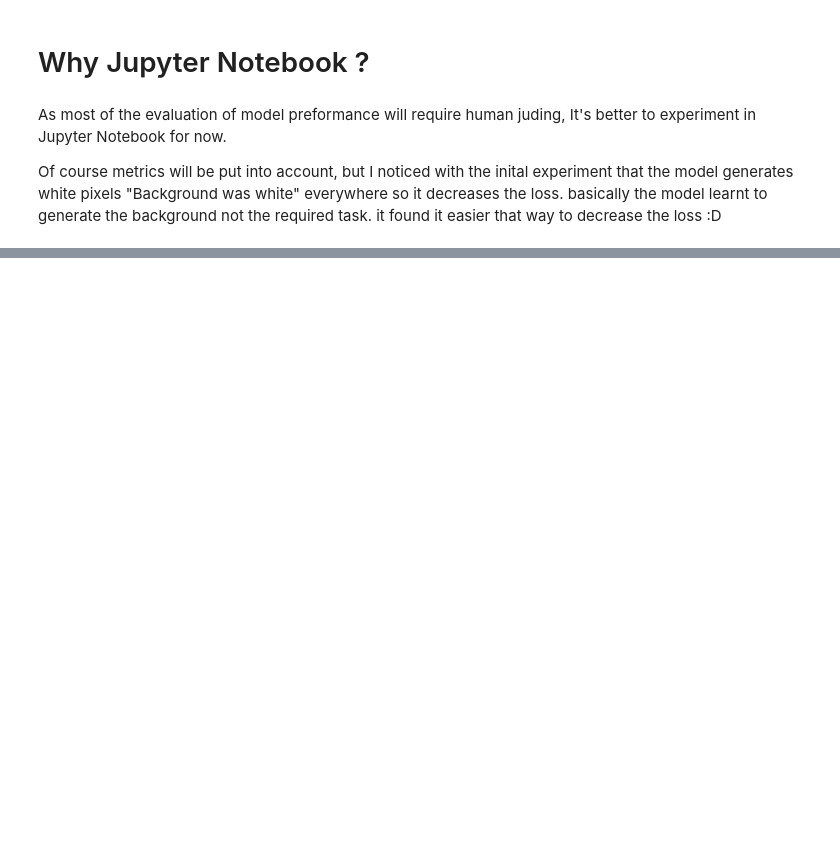
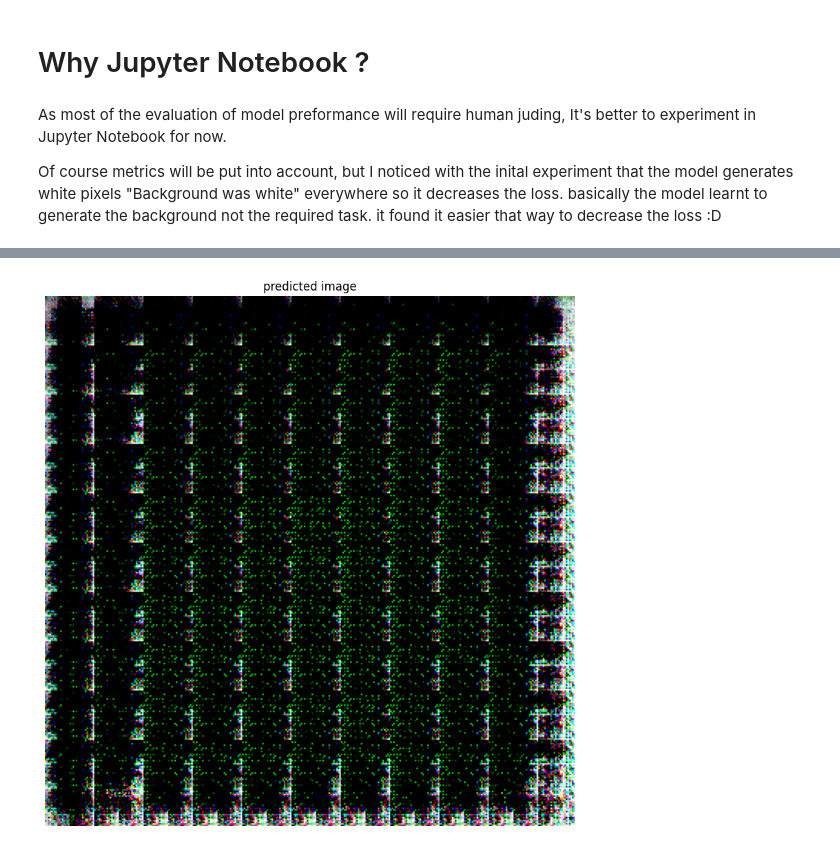
Before and after one commit to AhmedMousa-ag/Combiner-Generative-CNN, a Jupyter notebook: train_visualize.ipynb, the cells around one changed output, grey strips where cells are left out. Saved outputs shown, nothing was run; the diff lists cells and outputs as text; code cells hidden in the pictures; blank space fills up the shorter version.

```diff
--- a/train_visualize.ipynb
+++ b/train_visualize.ipynb
@@ -59,0 +211,7 @@ mlflow.set_experiment("X_Y_images")
+# %%
+run_id = "970f3cfb98e94267a741a25c77ae71e0"
+model = tf.keras.models.load_model(f"mlruns/2/{run_id}/artifacts/model/data/model")
+# %%
+pred_image = model.predict(test_image)
+display_one_image(pred_image)
+# %% [output]
@@ -59,0 +220 @@ mlflow.set_experiment("X_Y_images")
+[figure, added]
```
Also changed, not shown: parts of 22 cells of this notebook, 6 other files.
